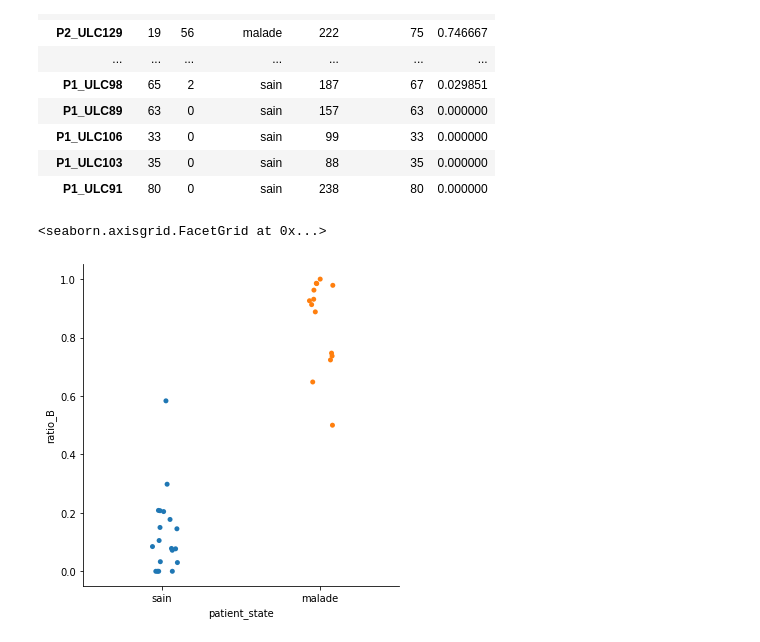
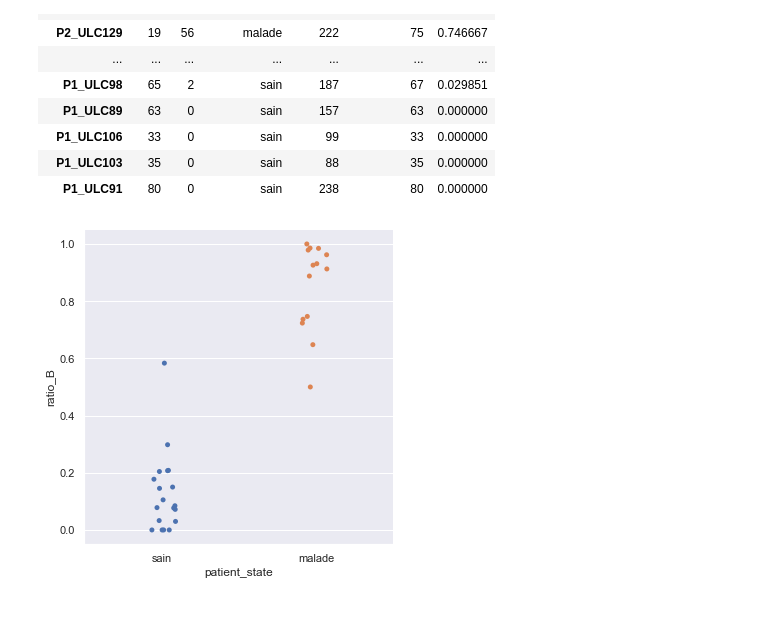
Before and after one commit to AntoninDuval/Predict-leukemia, a Jupyter notebook: Exploration.ipynb, the cells around one changed output. Saved outputs shown, nothing was run; the diff lists cells and outputs as text; code cells hidden in the pictures; blank space fills up the shorter version.

```diff
--- a/Exploration.ipynb
+++ b/Exploration.ipynb
@@ -31,5 +32,6 @@ Nombre de patients : 33
 Nombre de cellules : 2568
 # %%
 # Show number of patients in each state
-df['patient_state'].groupby(df['patient_name']).agg('first').value_counts()
+sns.set_theme()
+sns.histplot(data=df['patient_state'].groupby(df['patient_name']).agg('first'))
 # %% [output]
@@ -104,7 +109,6 @@ cell_count.sort_values("ratio_B", ascending=False)
 | P1_ULC103 | 35 | 0 | sain | 88 | 35 | 0.000000 |
 | P1_ULC91 | 80 | 0 | sain | 238 | 80 | 0.000000 |
 # %%
-sns.catplot(x="patient_state", y="ratio_B", data=cell_count)
+g = sns.catplot(x="patient_state", y="ratio_B", data=cell_count)
 # %% [output]
-<seaborn.axisgrid.FacetGrid at 0x...>
-[figure, old version]
+[figure, new version]
```
Also changed, not shown: parts of 8 cells of this notebook, 2 other files.
